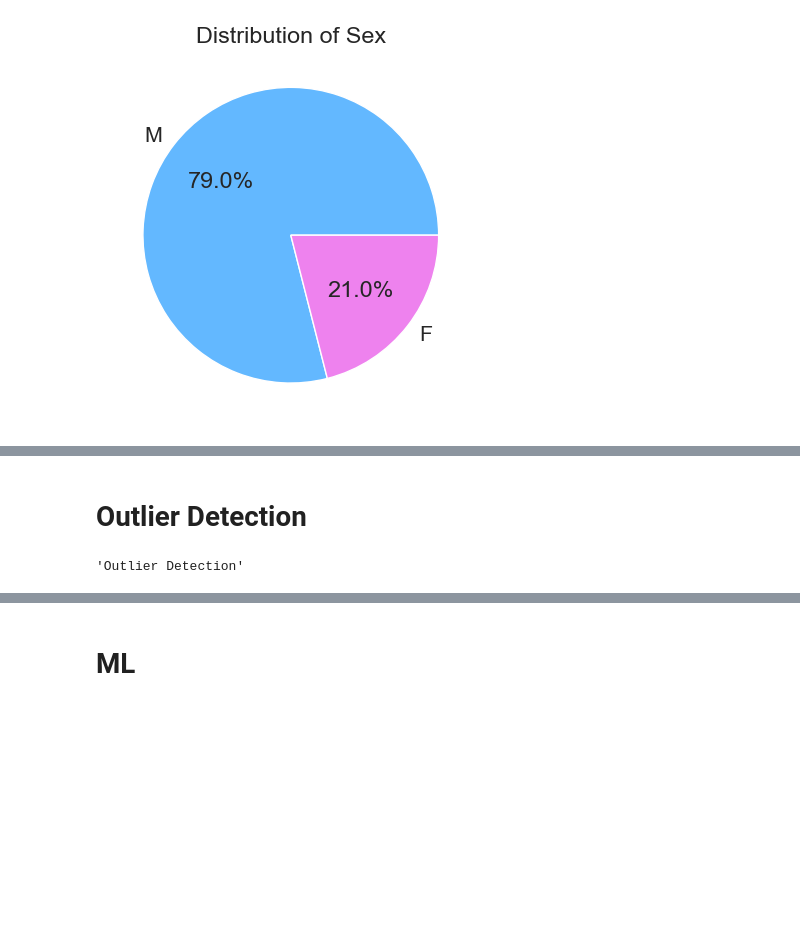
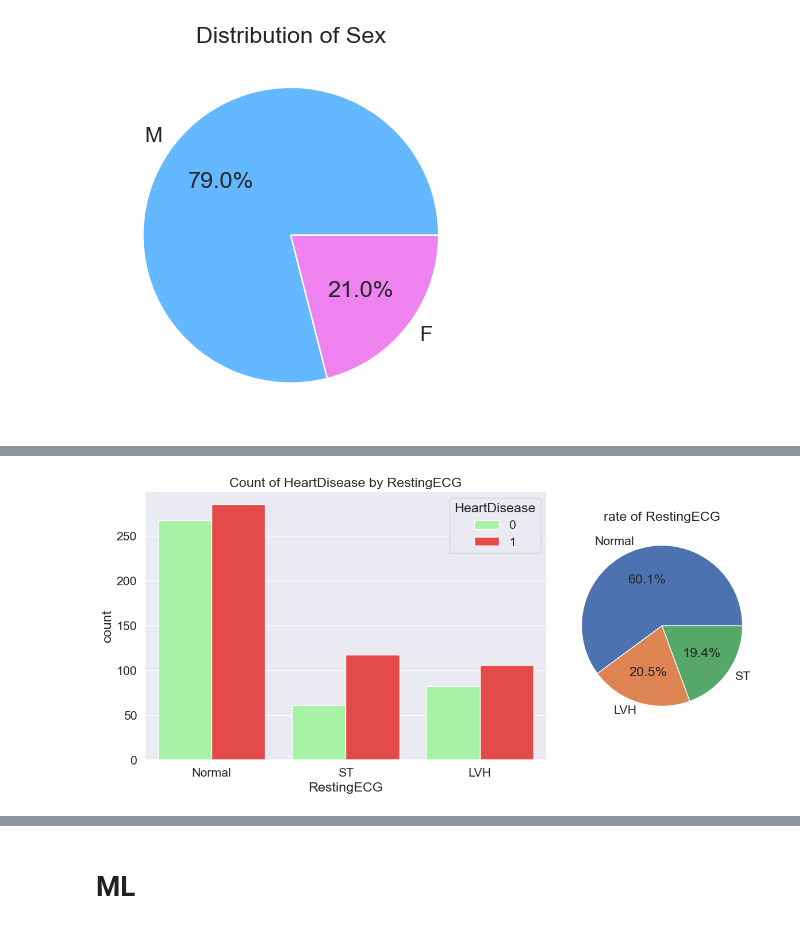
Before and after one commit to michatsoy/data_exploration, a Jupyter notebook: analysis.ipynb, the cells around one changed output, grey strips where cells are left out. Drawn from its saved outputs; the diff is of its cells as text; code cells hidden in the pictures; blank space fills up the shorter version.

```diff
--- a/analysis.ipynb
+++ b/analysis.ipynb
@@ -177,6 +251,18 @@ sns.countplot(x=df["ChestPainType"])
-# %% [markdown]
-# Outlier Detection
-# %%
-'''Outlier Detection'''
-# %% [output]
-'Outlier Detection'
+# %%
+fig = plt.figure(figsize=(12, 6))
+gs = fig.add_gridspec(1, 2, width_ratios=[2, 1])
+
+ax1 = fig.add_subplot(gs[0])
+sns.countplot( x='RestingECG',hue='HeartDisease', data=df, palette=colors_red_green,ax=ax1)
+ax1.set_title('Count of HeartDisease by RestingECG')
+
+
+ax2 = fig.add_subplot(gs[1])
+types = df['RestingECG'].value_counts()
+ax2.pie(types, labels=types.index, autopct='%1.1f%%')
+ax2.set_title('rate of RestingECG')
+
+plt.tight_layout()
+plt.show()
+# %% [output]
+[figure, added]
```
Also changed, not shown: parts of 23 cells of this notebook.
